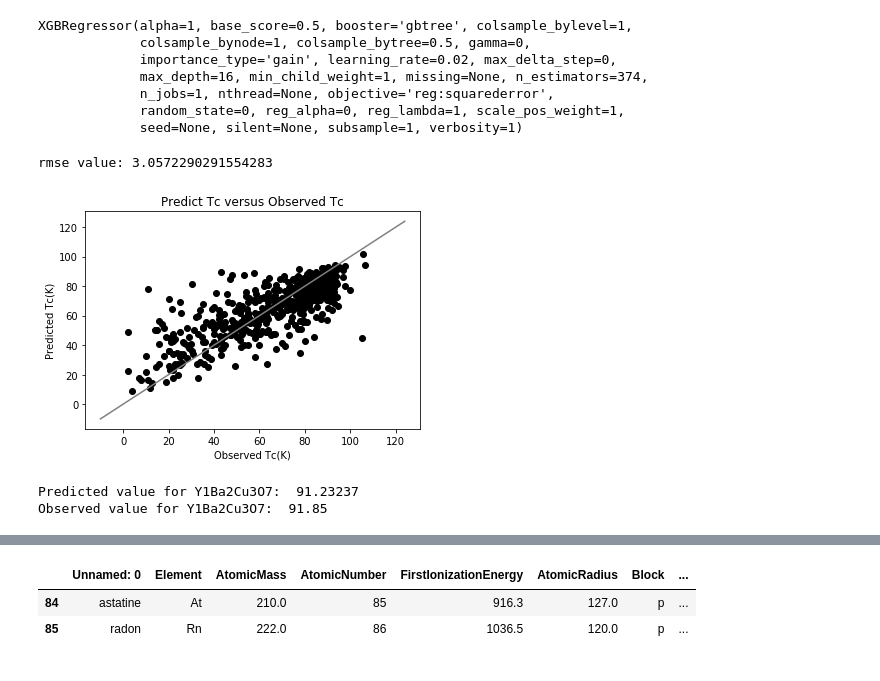
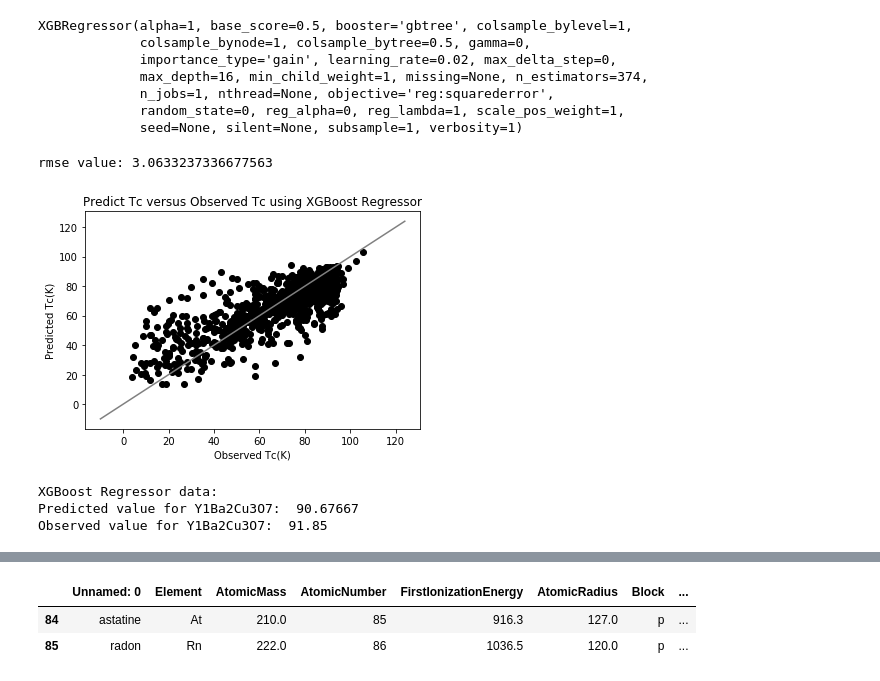
Before and after one commit to FLira2000/supercon, a Jupyter notebook: target.ipynb, the cells around one changed output, grey strips where cells are left out. Saved outputs shown, nothing was run; the diff lists cells and outputs as text; code cells hidden in the pictures.

```diff
--- a/target.ipynb
+++ b/target.ipynb
@@ -24,8 +24,7 @@ df.head()
 y = df['critical_temp']
 x = df.drop(['critical_temp'], axis=1).drop(['Unnamed: 0'], axis = 1).drop(['Unnamed: 0.1'], axis = 1).select_dtypes(exclude=['object'])
 # %%
-
-train_X, test_X, train_y, test_y = train_test_split(x.values, y.values, test_size=0.2)
+train_X, test_X, train_y, test_y = train_test_split(x.values, y.values, test_size=0.3)
 # %%
 df_imputer = SimpleImputer()
 train_X = df_imputer.fit_transform(train_X)
@@ -44,26 +41,26 @@ XGBRegressor(alpha=1, base_score=0.5, booster='gbtree', colsample_bylevel=1,
              random_state=0, reg_alpha=0, reg_lambda=1, scale_pos_weight=1,
              seed=None, silent=None, subsample=1, verbosity=1)
 # %%
+avg = 0
+predictions = 0
 for i in range(1, 26):
     predictions = model.predict(test_X) # testando a predição
-    avg += mean_absolute_error(predictions, test_y)
+    avg += sqrt(mean_absolute_error(predictions, test_y))
 # %%
-print("rmse value: " + str(sqrt(avg/25)))
+print("rmse value: " + str(avg/25))
 # %% [output]
-rmse value: 3.0572290291554283
+rmse value: 3.0633237336677563
 # %%
-
-plt.title("Predict Tc versus Observed Tc")
+plt.title("Predict Tc versus Observed Tc using XGBoost Regressor")
 plt.plot(test_y, predictions, "o", color="black")
 plt.plot(range(-10, 125), range(-10, 125), color = 'gray')
 plt.xlabel("Observed Tc(K)")
 plt.ylabel("Predicted Tc(K)")
 #plt.show -> plt.savefig
-plt.savefig("plot_test")
+plt.show()
 # %% [output]
-[figure, old version]
+[figure, new version]
 # %%
-
 ybaco7 = df.loc[df['Unnamed: 0'] == 29]
 ybaco7 = ybaco7.drop(['material'], axis=1)
 observedValue = np.array(ybaco7['critical_temp'])
@@ -72,9 +69,10 @@ ybaco7 = ybaco7.drop(['critical_temp'], axis=1)
 ybaco7 = ybaco7.drop(['Unnamed: 0'], axis = 1).drop(['Unnamed: 0.1'], axis = 1).select_dtypes(exclude=['object'])
 
 ybaco7 = np.array(ybaco7)
-
+print("XGBoost Regressor data: ")
 print("Predicted value for Y1Ba2Cu3O7: ", model.predict(ybaco7)[0])
 print("Observed value for Y1Ba2Cu3O7: ", observedValue[0])
 # %% [output]
-Predicted value for Y1Ba2Cu3O7:  91.23237
+XGBoost Regressor data:
+Predicted value for Y1Ba2Cu3O7:  90.67667
 Observed value for Y1Ba2Cu3O7:  91.85
```
Also changed, not shown: parts of 36 cells of this notebook.
